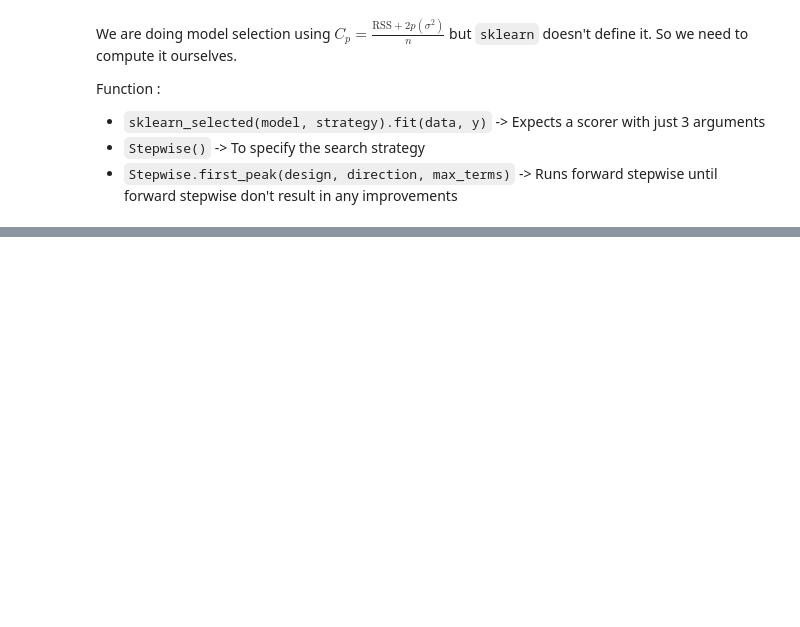
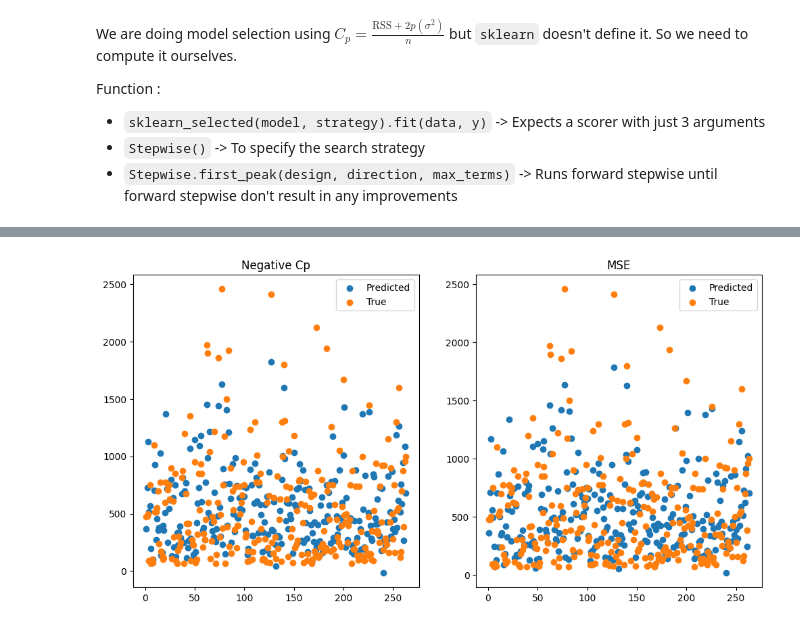
Before and after one commit to kkkamur07/ISL-Learning, a Jupyter notebook: Regularization/regularization-lab.ipynb, the cells around one changed output, grey strips where cells are left out. Drawn from its saved outputs; the diff is of its cells as text; code cells hidden in the pictures; blank space fills up the shorter version.

```diff
--- a/Regularization/regularization-lab.ipynb
+++ b/Regularization/regularization-lab.ipynb
@@ -423,4 +64,0 @@ array([0.3831424 , 0.21841076])
-# %%
-# Partial Least Squares
-pls = PLSRegression(n_components = 2, scale=True)
-pls.fit(x,y)
@@ -442,0 +73,11 @@ plt.show()
+# %%
+def nCp(sigma, estimator, x, y):
+    n,p = x.shape
+    y_hat = estimator.predict(x)
+    rss = np.sum((y - y_hat)**2)
+    return - (rss + 2*p*sigma) / n
+
+def aic(estimator, x, y) :
+    return estimator.aic
+
+# Similarly we can define the BIC and AIC
@@ -442,0 +88,14 @@ plt.show()
+# %%
+design = MS(data_new.columns.drop("Salary")).fit(data_new)
+y = data_new["Salary"]
+x = design.transform(data_new)
+sigma = sm.OLS(y,x).fit().scale
+
+# Fixing the value sigma
+neg_cp = partial(nCp, sigma)
+
+# Defining Strategy
+forward = Stepwise.first_peak(design, "forward", max_terms=len(design.terms))
+hitters_mse = sklearn_selected(sm.OLS, forward)
+hitters_mse.fit(data_new, y)
+hitters_mse.selected_state_
@@ -442,0 +126,4 @@ plt.show()
+# %%
+hitters_negcp = sklearn_selected(sm.OLS, forward,scoring=neg_cp)
+hitters_negcp.fit(data_new, y)
+hitters_negcp.selected_state_
@@ -442,0 +141,14 @@ plt.show()
+# %%
+fig, ax = subplots(1, 2, figsize=(12, 6))
+x = np.arange(1, hitters_negcp.predict(data_new).shape[0] + 1)
+ax[0].scatter(x, hitters_negcp.predict(data_new), label="Predicted")
+ax[1].scatter(x, hitters_mse.predict(data_new), label="Predicted")
+ax[0].scatter(x, y, label="True")
+ax[1].scatter(x, y, label="True")
+ax[0].set_title("Negative Cp")
+ax[1].set_title("MSE")
+ax[0].legend()
+ax[1].legend()
+plt.show()
+# %% [output]
+[figure, added]
```
Also changed, not shown: parts of 56 cells of this notebook, 5 other files.
